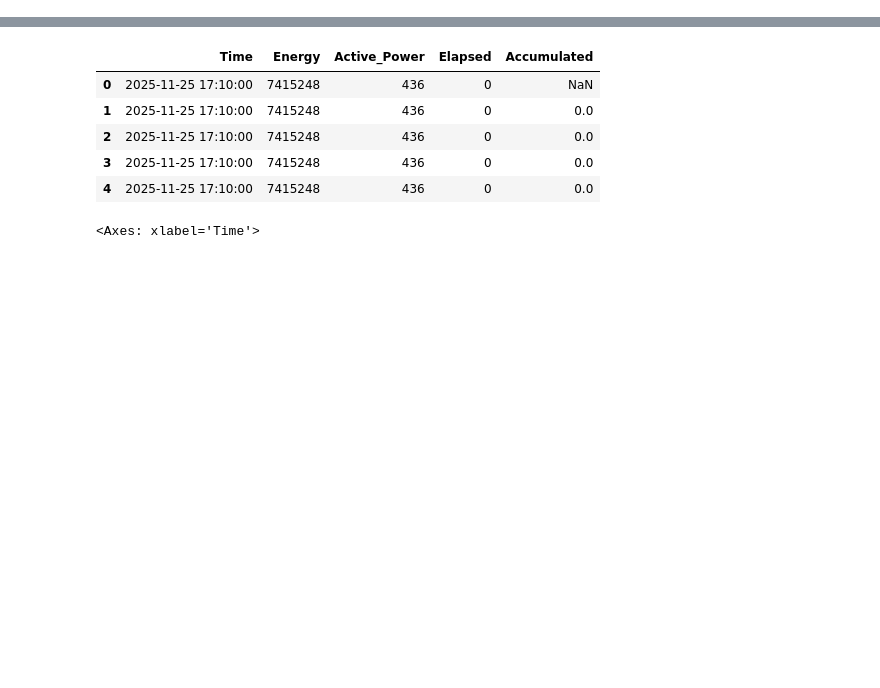
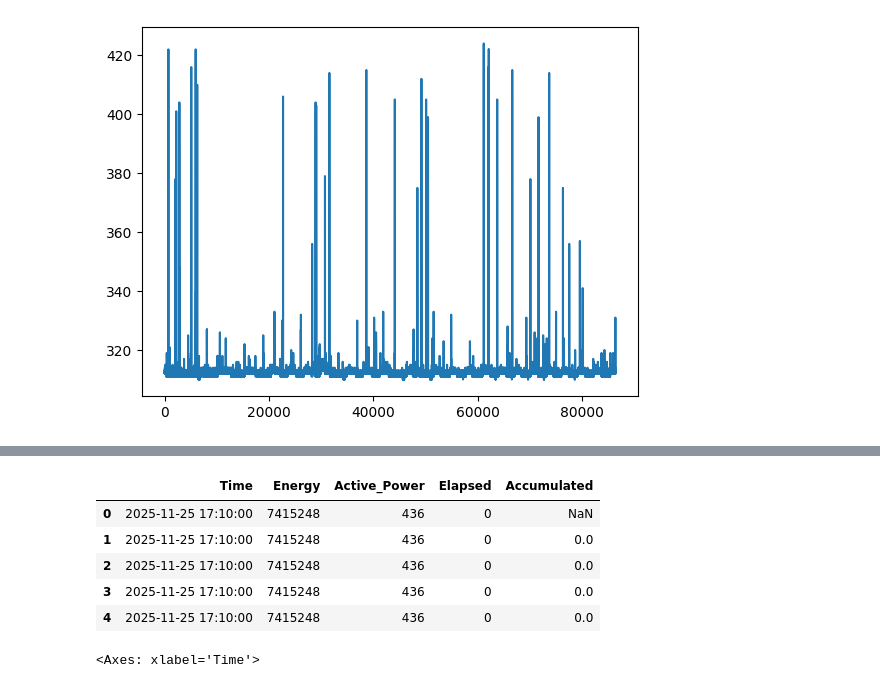
Before and after one commit to othomarcondes/CMP223-EnergyMeasurements, a Jupyter notebook: data_analysis.ipynb, the cells around one changed output, grey strips where cells are left out. Saved outputs shown, nothing was run; the diff lists cells and outputs as text; code cells hidden in the pictures; blank space fills up the shorter version.

Commit message:
continued data ananalysis, idle experiments

```diff
--- a/data_analysis.ipynb
+++ b/data_analysis.ipynb
@@ -18,0 +18,24 @@ TODO Explanation about the stress experiment and the stress package we're using
+# %%
+import matplotlib.pyplot as plt
+import pandas as pd
+
+idle_1 = pd.read_csv('./data/idle_poti/energy_monitor_123_2025-09-10.csv', usecols=['Time', 'Energy', 'Active_Power'])
+idle_2 = pd.read_csv('./data/idle_poti/energy_monitor_123_2025-09-15.csv', usecols=['Time', 'Energy', 'Active_Power'])
+
+# Convering the 'Time' column to datetime format, and adding a fourth column with the elapsed time since the beggining of the measurements
+idle_1['Time'] = pd.to_datetime(idle_1['Time'], format='%Y-%m-%d %H:%M:%S')
+idle_1['Elapsed'] = idle_1['Time'].sub(idle_1['Time'].iloc[0])
+idle_1['Elapsed'] = idle_1['Elapsed'].dt.seconds
+
+idle_2['Time'] = pd.to_datetime(idle_2['Time'], format='%Y-%m-%d %H:%M:%S')
+idle_2['Elapsed'] = idle_2['Time'].sub(idle_2['Time'].iloc[0])
+idle_2['Elapsed'] = idle_2['Elapsed'].dt.seconds
+
+# Visualizing the data first
+#idle_2.plot(x="Elapsed", y="Active_Power")
+#idle_2.describe()
+fig, ax = plt.subplots()
+ax.plot(idle_2['Elapsed'], idle_2['Active_Power'])
+plt.show()
+# %% [output]
+[figure, added]
```
Also changed, not shown: parts of 6 cells of this notebook, 11 other files.
